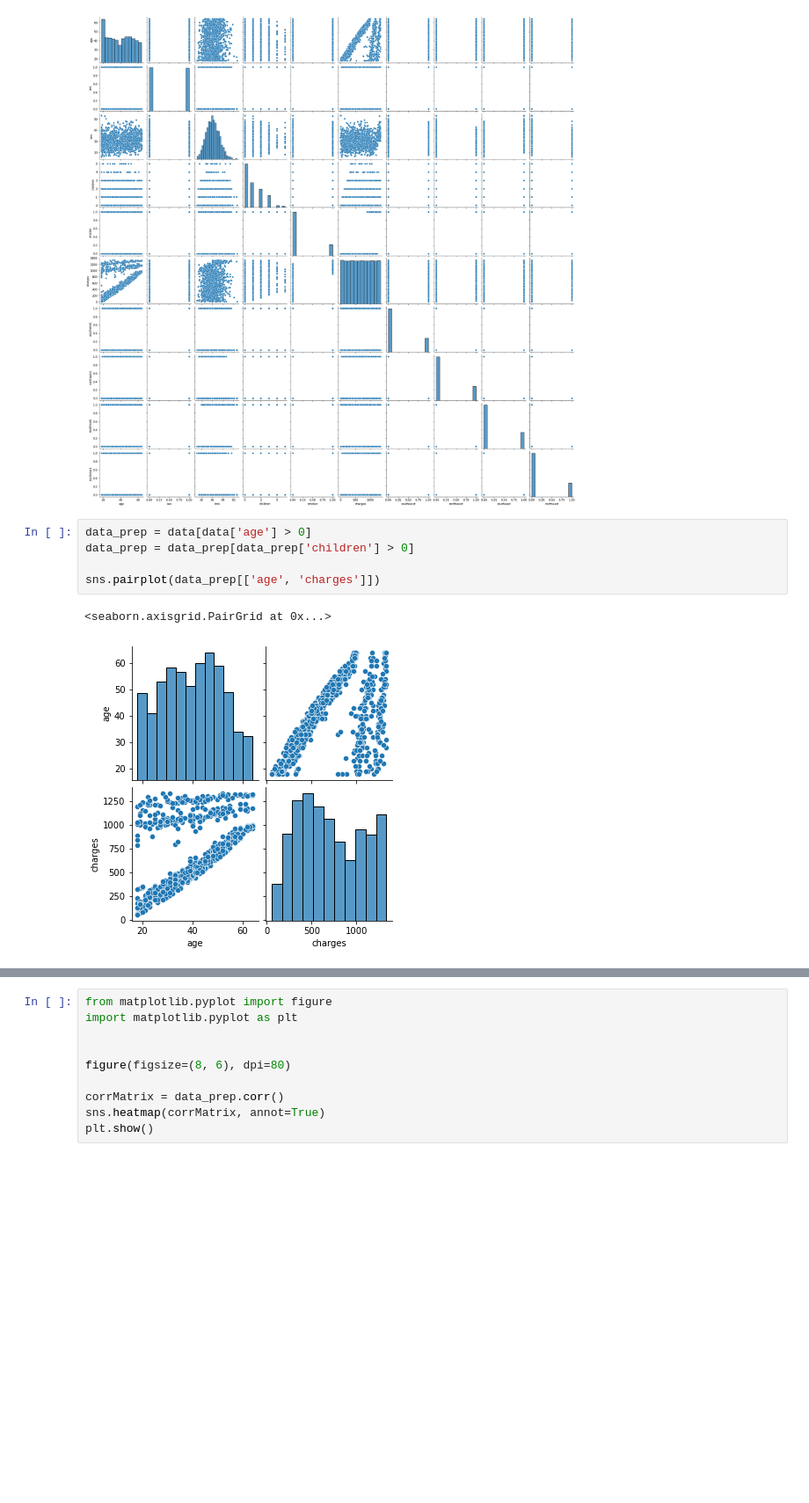
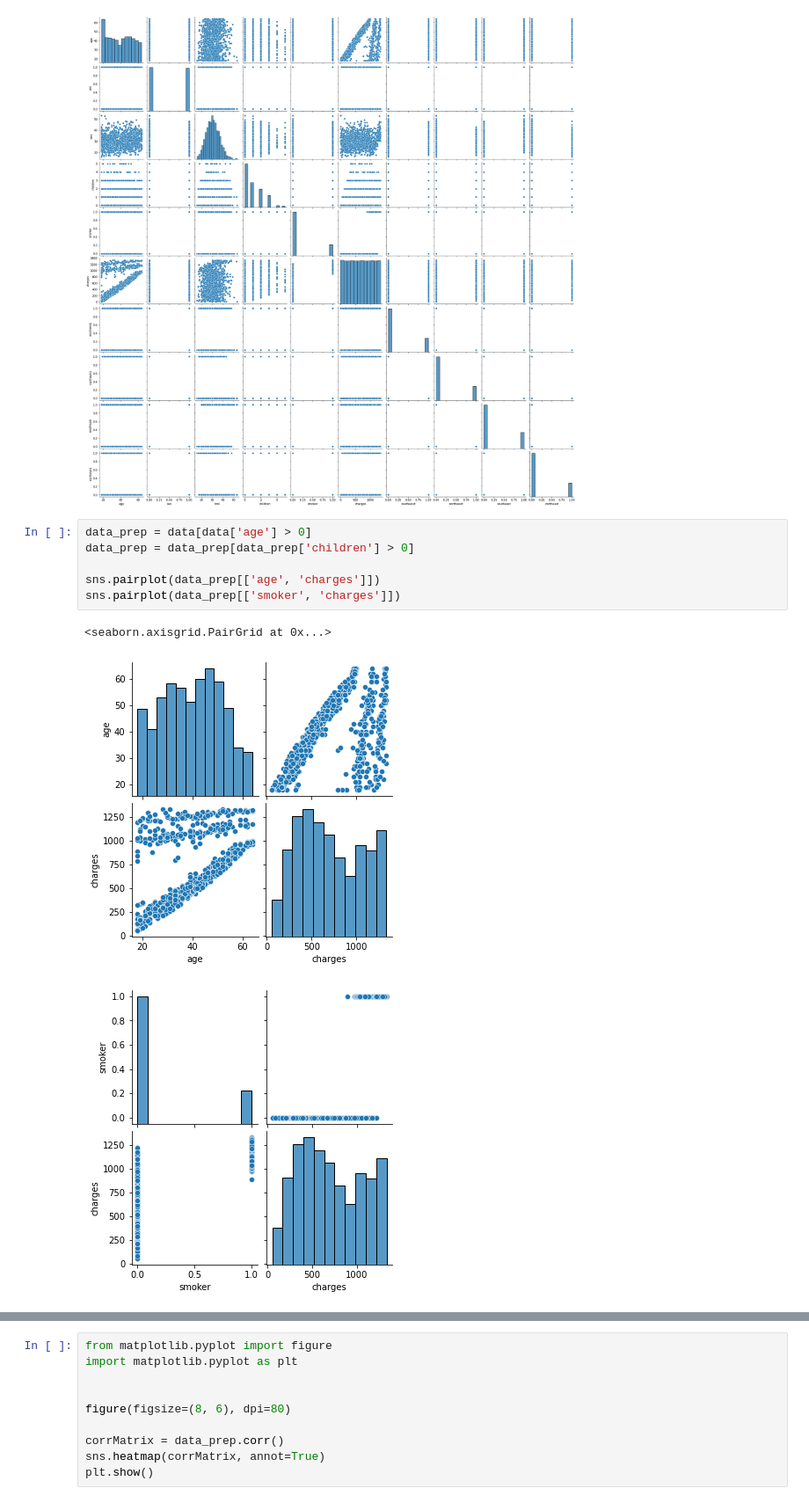
Before and after one commit to alenosal/MOW, a Jupyter notebook: MOW-II-Medical-Cost-Personal-Datasets.ipynb, the cells around one changed output, grey strips where cells are left out. Shown at 88% size. Cells and saved outputs as stored; diff of their text form; blank space fills up the shorter version.

```diff
--- a/MOW-II-Medical-Cost-Personal-Datasets.ipynb
+++ b/MOW-II-Medical-Cost-Personal-Datasets.ipynb
@@ -51,8 +51,10 @@ sns.pairplot(data)
 # %%
 data_prep = data[data['age'] > 0]
 data_prep = data_prep[data_prep['children'] > 0]
 
 sns.pairplot(data_prep[['age', 'charges']])
+sns.pairplot(data_prep[['smoker', 'charges']])
 # %% [output]
 <seaborn.axisgrid.PairGrid at 0x...>
 [figure]
+[figure, added]
```
Also changed, not shown: parts of 6 cells of this notebook.
